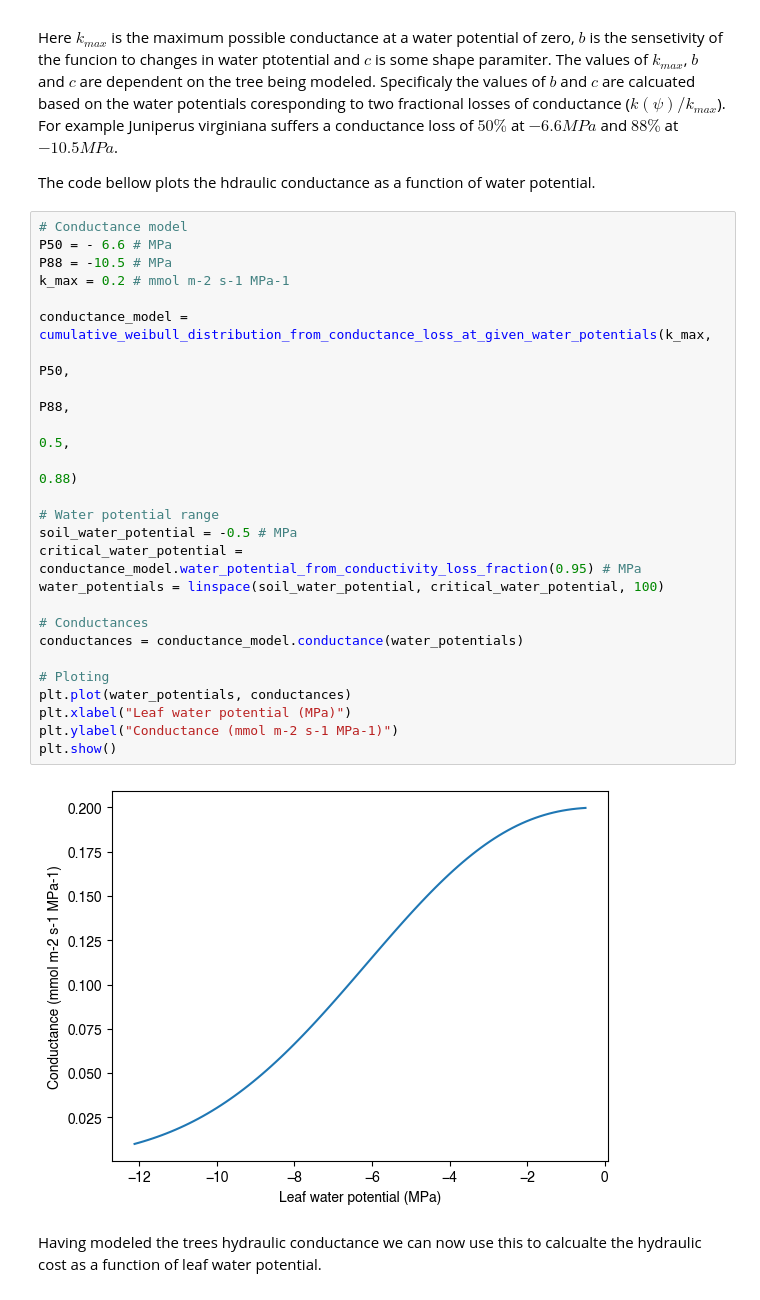
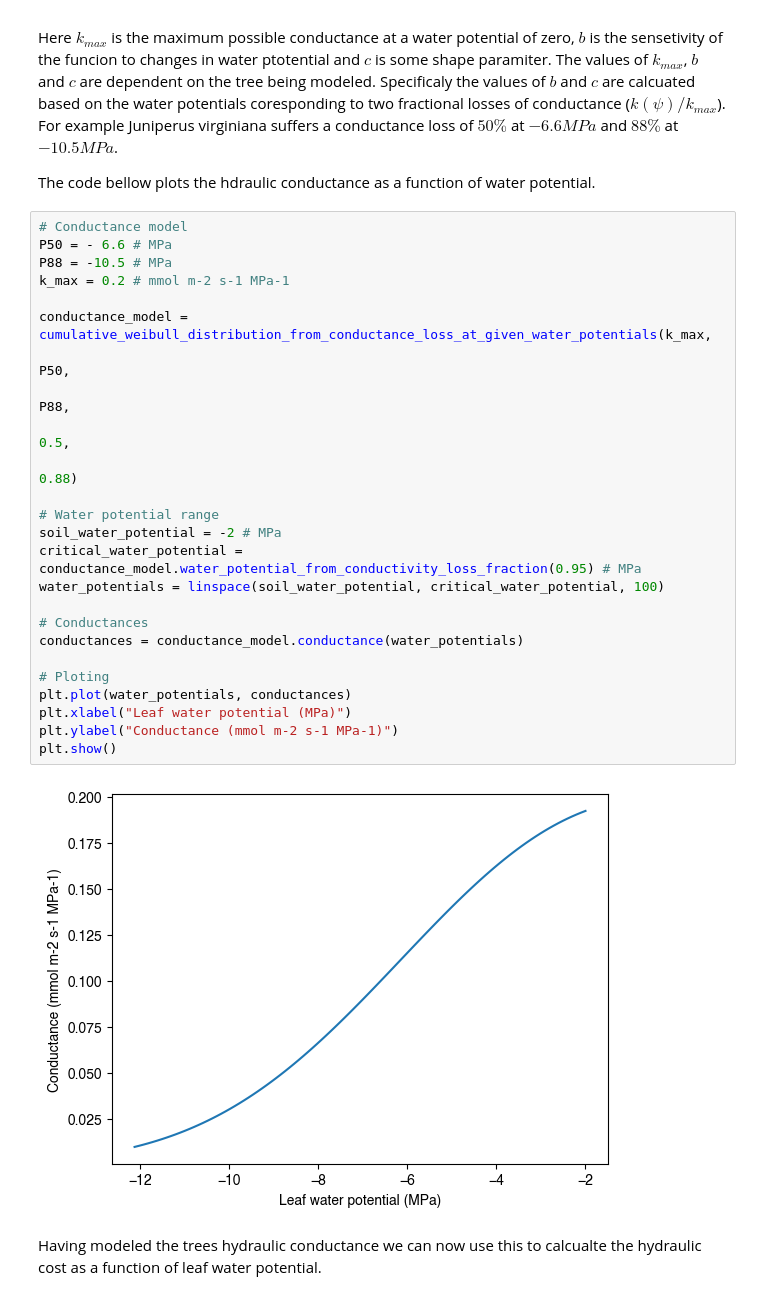
Before and after one commit to CaleBaguley/profit-optimisation-model, a Jupyter notebook: note books/Profit optimisation.ipynb, the cells around one changed output. Drawn from its saved outputs; the diff is of its cells as text.

```diff
--- a/note books/Profit optimisation.ipynb
+++ b/note books/Profit optimisation.ipynb
@@ -48,30 +48,30 @@ The code bellow plots the hdraulic conductance as a function of water potential.
 # %%
 # Conductance model
 P50 = - 6.6 # MPa
 P88 = -10.5 # MPa
 k_max = 0.2 # mmol m-2 s-1 MPa-1
 
 conductance_model = cumulative_weibull_distribution_from_conductance_loss_at_given_water_potentials(k_max,
                                                                                                     P50,
                                                                                                     P88,
                                                                                                     0.5,
                                                                                                     0.88)
 
 # Water potential range
-soil_water_potential = -0.5 # MPa
+soil_water_potential = -2 # MPa
 critical_water_potential = conductance_model.water_potential_from_conductivity_loss_fraction(0.95) # MPa
 water_potentials = linspace(soil_water_potential, critical_water_potential, 100)
 
 # Conductances
 conductances = conductance_model.conductance(water_potentials)
 
 # Ploting
 plt.plot(water_potentials, conductances)
 plt.xlabel("Leaf water potential (MPa)")
 plt.ylabel("Conductance (mmol m-2 s-1 MPa-1)")
 plt.show()
 # %% [output]
-[figure, old version]
+[figure, new version]
 # %% [markdown]
 Having modeled the trees hydraulic conductance we can now use this to calcualte the hydraulic cost as a function of leaf water potential.
 # %%
```
Also changed, not shown: parts of 19 cells of this notebook.
